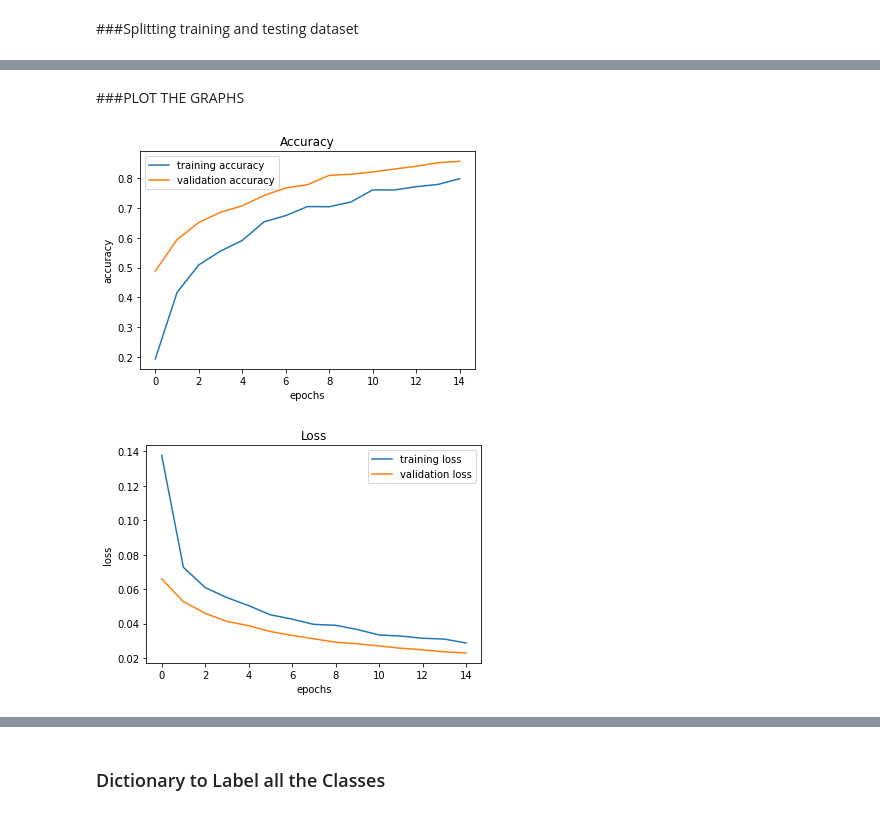
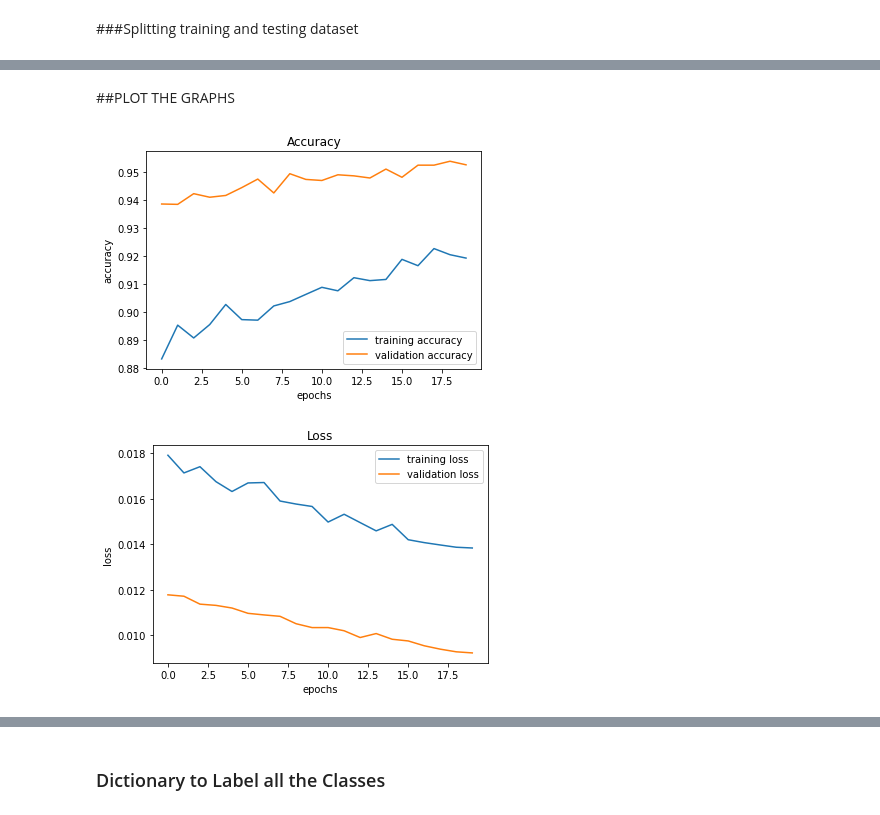
Before and after one commit to tauseefhashmi/TrafficSignDetectionEffNetB0, a Jupyter notebook: Analytics_4.ipynb, the cells around one changed output, grey strips where cells are left out. Saved outputs shown, nothing was run; the diff lists cells and outputs as text; code cells hidden in the pictures.

```diff
--- a/Analytics_4.ipynb
+++ b/Analytics_4.ipynb
@@ -183,0 +221,6 @@ model_final.save("traffic_classifier.h5")
+# %%
+model3_final=model2_final
+# %%
+model3_final.compile(tensorflow.keras.optimizers.Adam(learning_rate=0.0001, decay=1e-6),loss='binary_crossentropy',metrics=['accuracy'])
+# %%
+eff3_history = model3_final.fit(x=X_train,y=y_train,batch_size=64, validation_data =(X_valid, y_valid), steps_per_epoch = 150, epochs = 20)
@@ -184,26 +277,29 @@ model_final.save("traffic_classifier.h5")
 # %% [markdown]
-###PLOT THE GRAPHS
+##PLOT THE GRAPHS
+# %%
+#Here Enter the Variable in which the Model.fit was stored.
+history=eff3_history ##<<==KINDLY PUT THE VARIABLE INPLACE OF eff3_history
 # %%
-#plotting graphs for accuracy
+#plotting graphs for Accuracy of The Model
 plt.figure(0)
-plt.plot(eff_history.history['accuracy'], label='training accuracy')
-plt.plot(eff_history.history['val_accuracy'], label='validation accuracy')
+plt.plot(history.history['accuracy'], label='training accuracy')
+plt.plot(history.history['val_accuracy'], label='validation accuracy')
 plt.title('Accuracy')
 plt.xlabel('epochs')
 plt.ylabel('accuracy')
 plt.legend()
 plt.show()
 plt.figure(1)
-plt.plot(eff_history.history['loss'], label='training loss')
-plt.plot(eff_history.history['val_loss'], label='validation loss')
+plt.plot(history.history['loss'], label='training loss')
+plt.plot(history.history['val_loss'], label='validation loss')
 plt.title('Loss')
 plt.xlabel('epochs')
 plt.ylabel('loss')
 plt.legend()
 plt.show()
 # %% [output]
-[figure, old version]
+[figure, new version]
-[figure, old version]
+[figure, new version]
 # %%
 pd.DataFrame(eff_history.history).plot(figsize=(8, 5))
 plt.grid(True)
```
Also changed, not shown: parts of 60 cells of this notebook.
